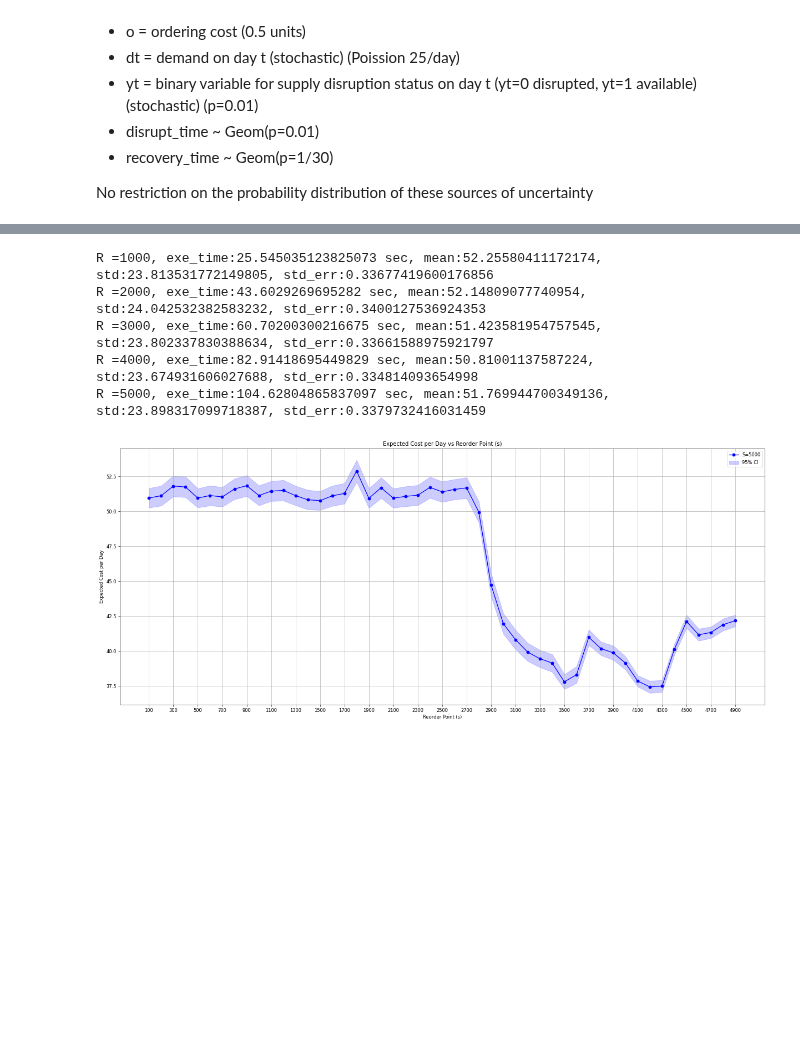
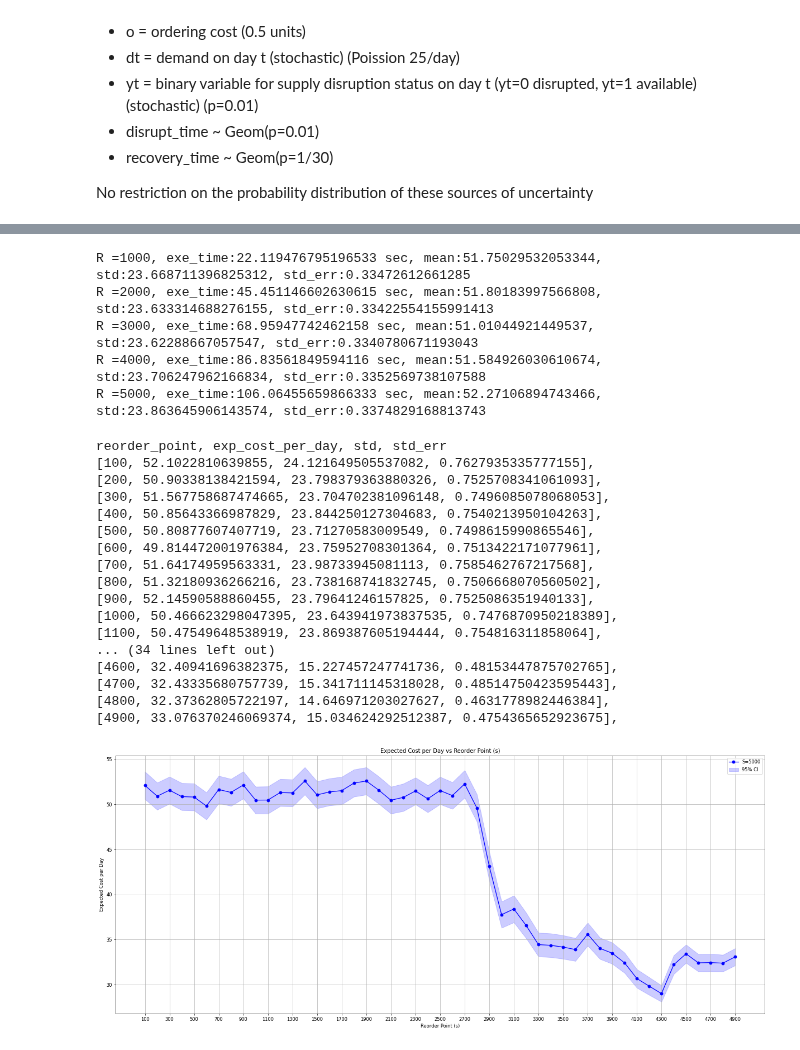
Before and after one commit to SupplyChainSimulation/SupplyNetPy, a Jupyter notebook: examples/ex7_sSPharma.ipynb, the cells around one changed output, grey strips where cells are left out. Saved outputs shown, nothing was run; the diff lists cells and outputs as text; code cells hidden in the pictures; blank space fills up the shorter version.

```diff
--- a/examples/ex7_sSPharma.ipynb
+++ b/examples/ex7_sSPharma.ipynb
@@ -147,7 +147,7 @@ def setup_simulation(env, s, S, ini_level, st, disrupt_time, recovery_time):
     demand = scm.Demand(env, "d1", "demand 1", order_arrival_model=lambda: 1,
                         order_quantity_model=st.poisson_demand, demand_node=distributor)
 
-    return supplier, distributor, demand
+    return supplier, distributor, demand, link
 
 def single_sim_run(S, s, ini_level, logging=True):
     """Run a single simulation instance and return expected cost."""
@@ -156,16 +156,14 @@ def single_sim_run(S, s, ini_level, logging=True):
     disrupt_time = Distributions(p=yt_p)
     recovery_time = Distributions(p=yt_r)
 
-    supplier, distributor, demand = setup_simulation(env, s, S, ini_level, st, disrupt_time, recovery_time)
+    supplier, distributor, demand, link = setup_simulation(env, s, S, ini_level, st, disrupt_time, recovery_time)
 
-    if not logging:
-        scm.global_logger.disable_logging()
-
-    env.run(until=30)
+    pharma_chain = scm.create_sc_net(env=env, nodes=[supplier, distributor], links=[link], demands=[demand])
+    pharma_chain = scm.simulate_sc_net(pharma_chain,sim_time=30,logging=logging)
     supplier.stats.reset()
     distributor.stats.reset()
     demand.stats.reset()
-    env.run(until=T)
+    pharma_chain = scm.simulate_sc_net(pharma_chain,sim_time=T,logging=logging)
 
     shortage = distributor.stats.orders_shortage[1]
     waste = distributor.stats.inventory_waste
@@ -196,14 +194,14 @@ def run_for_s(s_low, s_high, s_step, capacity, ini_level, num_replications):
         costs = []
         for _ in range(num_replications):
             env = simpy.Environment()
-            supplier, distributor, demand = setup_simulation(env, s, capacity, ini_level, st, disrupt_time, recovery_time)
+            supplier, distributor, demand, link = setup_simulation(env, s, capacity, ini_level, st, disrupt_time, recovery_time)
 
-            scm.global_logger.disable_logging()
-            env.run(until=30)
+            pharma_chain = scm.create_sc_net(env=env, nodes=[supplier, distributor], links=[link], demands=[demand])
+            pharma_chain = scm.simulate_sc_net(pharma_chain,sim_time=30,logging=False)
             supplier.stats.reset()
             distributor.stats.reset()
             demand.stats.reset()
-            env.run(until=T)
+            pharma_chain = scm.simulate_sc_net(pharma_chain,sim_time=T,logging=False)
 
             shortage = distributor.stats.orders_shortage[1]
             waste = distributor.stats.inventory_waste
@@ -262,15 +266,15 @@ for replications in [1000, 2000, 3000, 4000, 5000]:
     print(f"R ={replications}, exe_time:{exe_time} sec, mean:{np.mean(exp_cost_arr)}, std:{np.std(exp_cost_arr)}, std_err:{np.std(exp_cost_arr)/np.sqrt(R)}")
     stats.append((replications, exe_time, np.mean(exp_cost_arr), np.std(exp_cost_arr), np.std(exp_cost_arr)/np.sqrt(replications)))
 # %% [output]
-R =1000, exe_time:25.545035123825073 sec, mean:52.25580411172174, std:23.813531772149805, std_err:0.33677419600176856
-R =2000, exe_time:43.6029269695282 sec, mean:52.14809077740954, std:24.042532382583232, std_err:0.3400127536924353
-R =3000, exe_time:60.70200300216675 sec, mean:51.423581954757545, std:23.802337830388634, std_err:0.33661588975921797
-R =4000, exe_time:82.91418695449829 sec, mean:50.81001137587224, std:23.674931606027688, std_err:0.334814093654998
-R =5000, exe_time:104.62804865837097 sec, mean:51.769944700349136, std:23.898317099718387, std_err:0.3379732416031459
+R =1000, exe_time:22.119476795196533 sec, mean:51.75029532053344, std:23.668711396825312, std_err:0.33472612661285
+R =2000, exe_time:45.451146602630615 sec, mean:51.80183997566808, std:23.633314688276155, std_err:0.33422554155991413
+R =3000, exe_time:68.95947742462158 sec, mean:51.01044921449537, std:23.62288667057547, std_err:0.3340780671193043
+R =4000, exe_time:86.83561849594116 sec, mean:51.584926030610674, std:23.706247962166834, std_err:0.3352569738107588
+R =5000, exe_time:106.06455659866333 sec, mean:52.27106894743466, std:23.863645906143574, std_err:0.3374829168813743
 # %%
-#exp_cost_per_day = run_for_s(s_low=s_low,s_high=s_high,s_step=s_step,capacity=capacity,ini_level=ini_level,num_replications=num_rep)
-#exp_cost_per_day = np.array(exp_cost_per_day)
-
+exp_cost_per_day = run_for_s(s_low=s_low,s_high=s_high,s_step=s_step,capacity=capacity,ini_level=ini_level,num_replications=num_rep)
+exp_cost_per_day = np.array(exp_cost_per_day)
+"""
 exp_cost_per_day = np.array([[100, 50.96449710925597, 11.067043019697127, 0.3499706290531063],[200, 51.120712888809635, 11.222505720947733, 0.3548867913246485],
 [300, 51.818634797886546, 11.779403047441994, 0.37249743107045147],[400, 51.745240652323886, 11.620628126675149, 0.3674765272210915],
 [500, 50.95689307598369, 10.776675777041524, 0.3407884106061612],[600, 51.13802667519674, 11.317842515902862, 0.3579016054934351],
@@ -280,33 +284,50 @@ exp_cost_per_day = np.array([[100, 50.96449710925597, 11.067043019697127, 0.3499
 [1300, 51.132503879519675, 10.973778035071517, 0.3470213312795311],[1400, 50.835098537684225, 11.058851750871206, 0.34971159838893984],
 [1500, 50.77150201740533, 10.67583623284893, 0.3375995842275432],[1600, 51.113378576978796, 11.443794324442097, 0.36188455139744935],
 [1700, 51.28694668943703, 11.598020020833577, 0.3667615961406762],[1800, 52.8901224452415, 12.360416073181698, 0.39087067618608645],
 [1900, 50.94294652235326, 11.065770056283348, 0.3499303744154502],[2000, 51.693117423053785, 11.671665380649321, 0.36909046690188013],
 [2100, 50.95065241566569, 10.882553814775509, 0.3441365681404477],[2200, 51.075116067621266, 11.233723428262225, 0.35524152637703776],
 [2300, 51.16019488148681, 11.399727219576018, 0.3604910271847864],[2400, 51.7195472940992, 12.002411197569712, 0.37954956798229506],
 [2500, 51.401208703462856, 11.616597891932434, 0.3673490800081703],[2600, 51.57287669834009, 11.417592508976925, 0.3610559772404357],
 [2700, 51.68509897999376, 11.837148176070722, 0.37432349237291324],[2800, 49.950442935795465, 11.929139212614393, 0.37723250437089106],
 [2900, 44.75513753567045, 13.009800463399452, 0.4114060136865632],[3000, 41.975591128590935, 11.613770232512689, 0.367259661566034],
 [3100, 40.826654092727004, 11.048136997546157, 0.3493727681381997],[3200, 39.93402896365591, 10.240006430101417, 0.3238174357389027],
 [3300, 39.4639388774688, 9.80633902163966, 0.3101036681616854],[3400, 39.14980607997372, 10.02280175727314, 0.31694882089321225],
 [3500, 37.81007338181076, 8.355096156800174, 0.26421133925207874],[3600, 38.32069737776937, 9.50890359276204, 0.3006979340408624],
 [3700, 40.99473665725085, 8.783930710119863, 0.2777722785307901],[3800, 40.18802203350999, 7.600685616856845, 0.2403547832814952],
 [3900, 39.88433429346534, 8.012476909502345, 0.2533767673353424],[4000, 39.15373568905479, 7.530531924902697, 0.23813632875304583],
 [4100, 37.86495817734333, 6.300214596575881, 0.19923027873018645],[4200, 37.44671719565285, 6.911834462273499, 0.2185713971082941],
 [4300, 37.498960634494445, 6.740563728014981, 0.21315534094043062],[4400, 40.1202841969534, 6.232524128701845, 0.1970897181865424],
 [4500, 42.126466677107935, 7.361476651706649, 0.23279033161543058],[4600, 41.17369243727071, 6.7979020816500615, 0.21496853888814113],
 [4700, 41.34330262111193, 6.46200944500086, 0.2043466810772329],[4800, 41.90195727230774, 6.739978931124832, 0.21313684803901609],
 [4900, 42.183010775195434, 6.570340895440091, 0.20777242233340906]])
-
+"""
 figure(figsize=(25, 10), dpi=60)
 plt.plot(exp_cost_per_day[:,0], exp_cost_per_day[:,1],marker='o', linestyle='-', color='b', label='S=5000')
 plt.fill_between(exp_cost_per_day[:,0], exp_cost_per_day[:,1]-2*exp_cost_per_day[:,3], exp_cost_per_day[:,1]+2*exp_cost_per_day[:,3],alpha=0.2, color='b', label='95% CI')
 plt.xlabel('Reorder Point (s)')
 plt.ylabel('Expected Cost per Day')
 plt.xticks(np.arange(s_low, s_high, 200))
 plt.title('Expected Cost per Day vs Reorder Point (s)')
 plt.legend()
 plt.grid()
 plt.show()
 # %% [output]
+reorder_point, exp_cost_per_day, std, std_err
+[100, 52.1022810639855, 24.121649505537082, 0.7627935335777155],
+[200, 50.90338138421594, 23.798379363880326, 0.7525708341061093],
+[300, 51.567758687474665, 23.704702381096148, 0.7496085078068053],
+[400, 50.85643366987829, 23.844250127304683, 0.7540213950104263],
+[500, 50.80877607407719, 23.71270583009549, 0.7498615990865546],
+[600, 49.814472001976384, 23.75952708301364, 0.7513422171077961],
+[700, 51.64174959563331, 23.98733945081113, 0.7585462767217568],
+[800, 51.32180936266216, 23.738168741832745, 0.7506668070560502],
+[900, 52.14590588860455, 23.79641246157825, 0.7525086351940133],
+[1000, 50.466623298047395, 23.643941973837535, 0.7476870950218389],
+[1100, 50.47549648538919, 23.869387605194444, 0.754816311858064],
+... (34 lines left out)
+[4600, 32.40941696382375, 15.227457247741736, 0.48153447875702765],
+[4700, 32.43335680757739, 15.341711145318028, 0.48514750423595443],
+[4800, 32.37362805722197, 14.646971203027627, 0.4631778982446384],
+[4900, 33.076370246069374, 15.034624292512387, 0.4754365652923675],
-[figure, old version]
+[figure, new version]
 # %%
```
Also changed, not shown: parts of 7 cells of this notebook, 4 other files.
